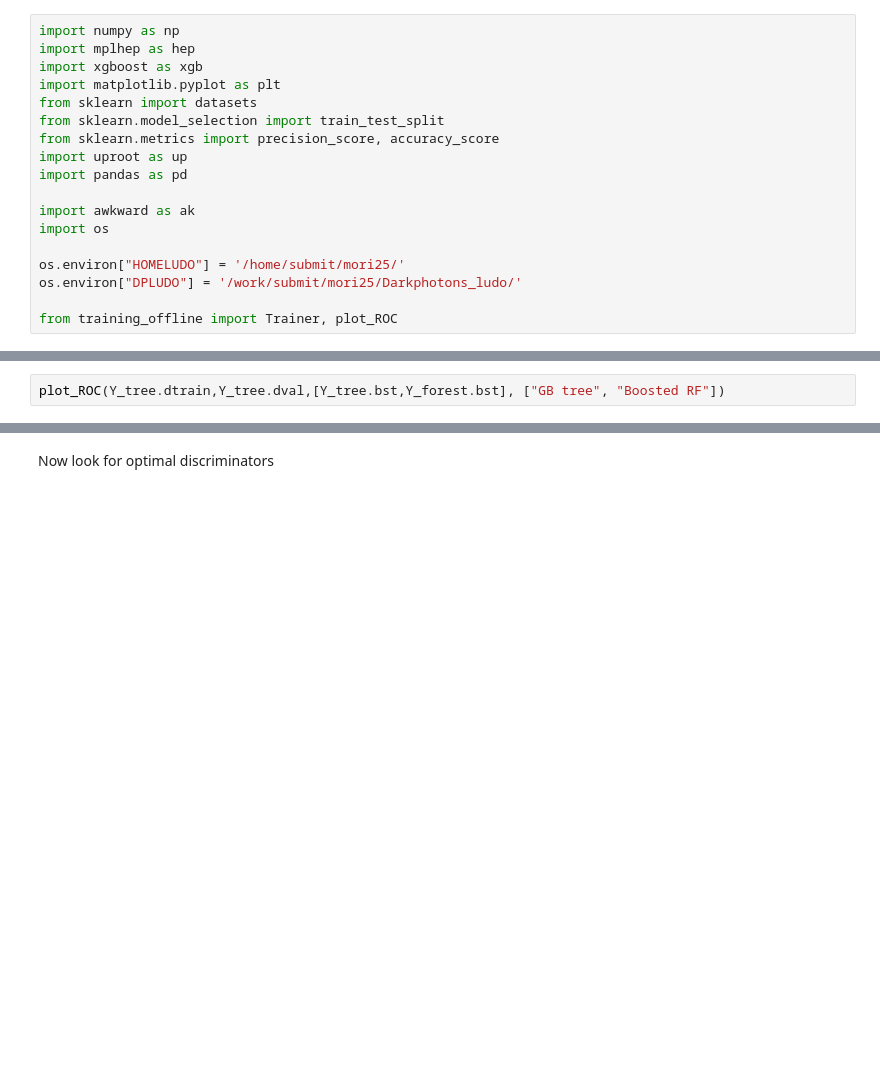
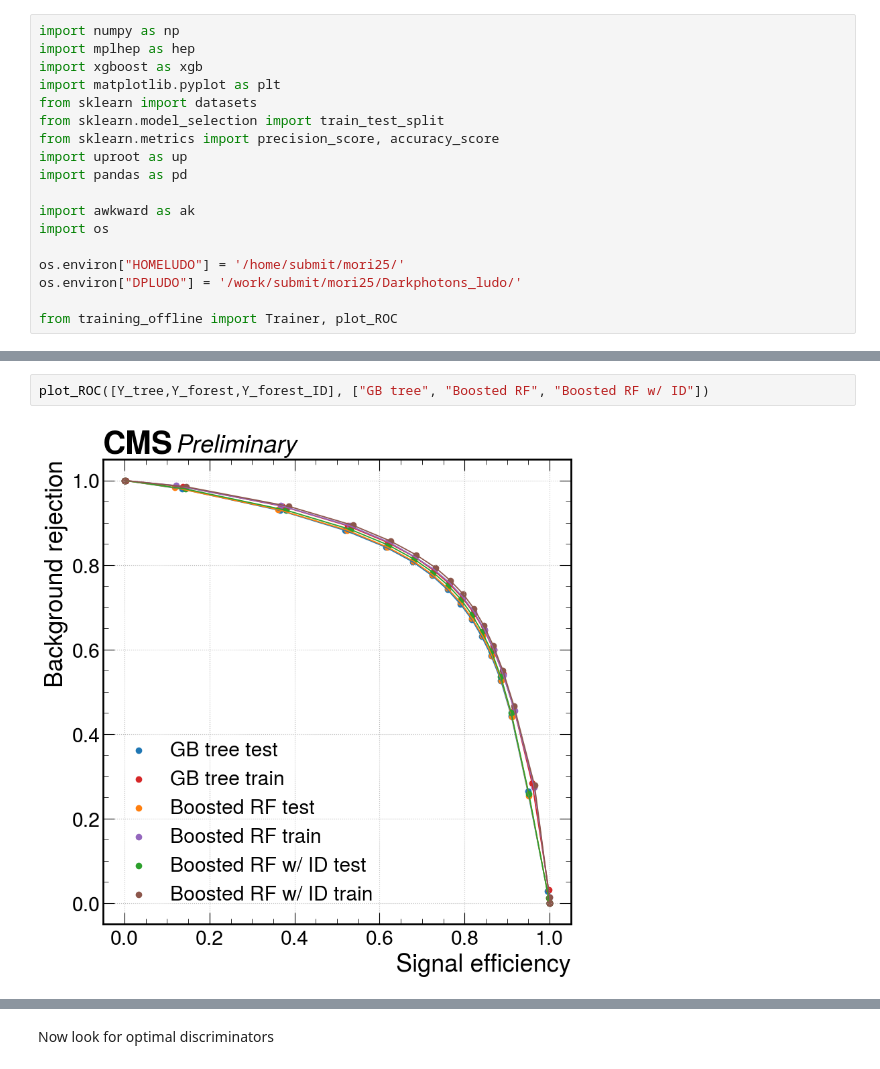
Before and after one commit to ludomori99/Darkphotons_Run3, a Jupyter notebook: BDT/view_training.ipynb, the cells around one changed output, grey strips where cells are left out. Cells and saved outputs as stored; diff of their text form; blank space fills up the shorter version.

```diff
--- a/BDT/view_training.ipynb
+++ b/BDT/view_training.ipynb
@@ -56,2 +55,4 @@ Y_tree.plot_model()
 # %%
-plot_ROC(Y_tree.dtrain,Y_tree.dval,[Y_tree.bst,Y_forest.bst], ["GB tree", "Boosted RF"])
+plot_ROC([Y_tree,Y_forest,Y_forest_ID], ["GB tree", "Boosted RF", "Boosted RF w/ ID"])
+# %% [output]
+[figure, added]
```
Also changed, not shown: parts of 10 cells of this notebook, 1 other file.
